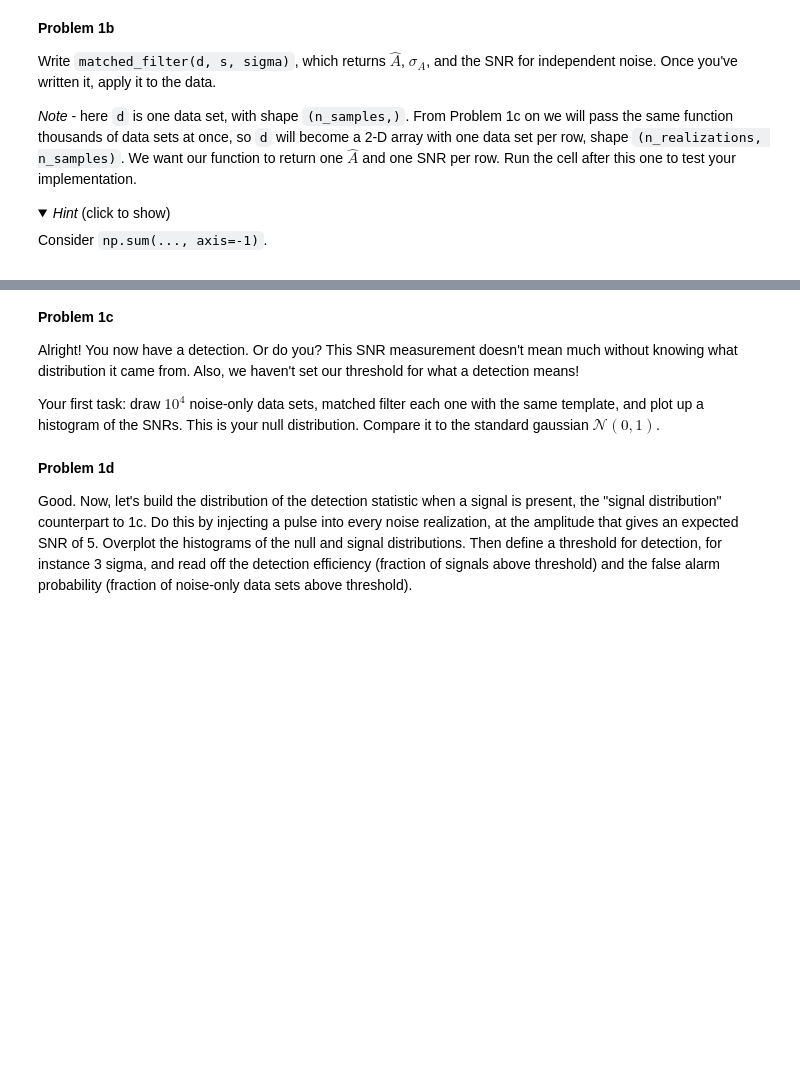
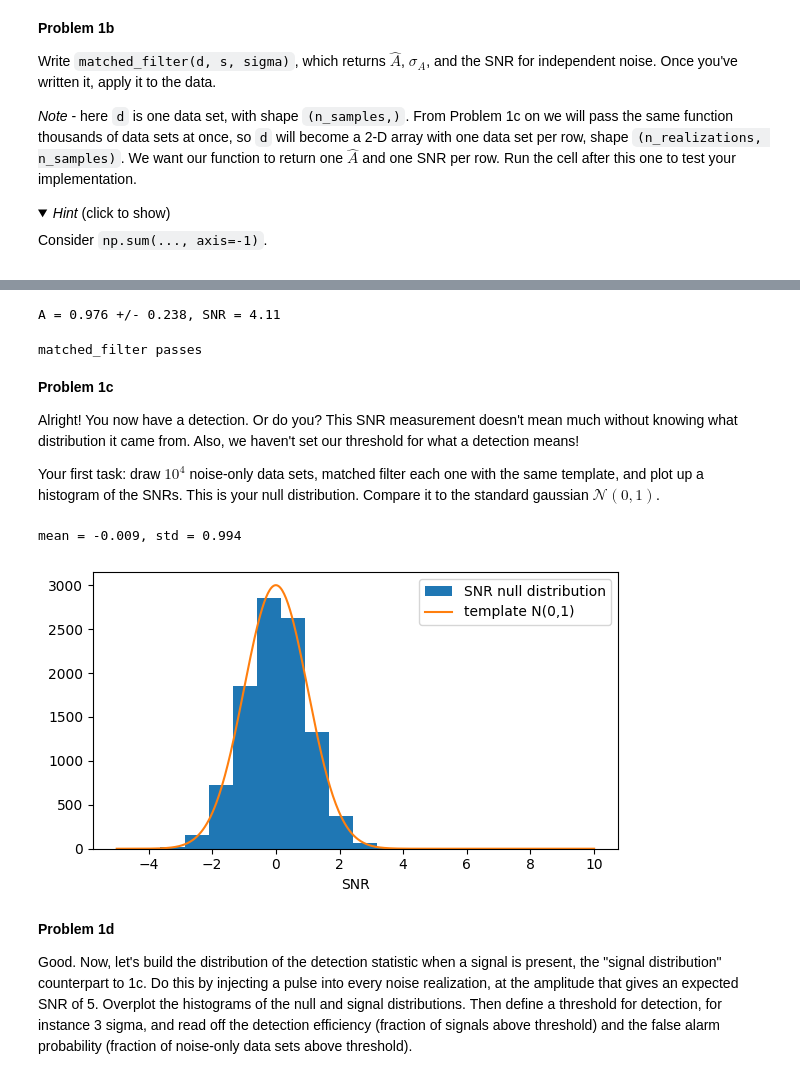
Before and after one commit to amasegian/Session-27, a Jupyter notebook: Day2/MatchedFiltering.ipynb, the cells around one changed output, grey strips where cells are left out. Cells and saved outputs as stored; diff of their text form; code cells hidden in the pictures; folded sections open; blank space fills up the shorter version.

```diff
--- a/Day2/MatchedFiltering.ipynb
+++ b/Day2/MatchedFiltering.ipynb
@@ -55,13 +55,16 @@ import numpy as np
 import matplotlib.pyplot as plt
 from scipy import stats
 from astropy.timeseries import BoxLeastSquares, LombScargle
+from tqdm.notebook import tqdm
 
 import mf_helpers as mf
 
 # interactive plots require ipympl:
 # pip install ipympl if you don't have it
-%matplotlib ipympl
-plt.rcParams["figure.max_open_warning"] = 0
+#%matplotlib ipympl
+#plt.rcParams["figure.max_open_warning"] = 0
+
+%matplotlib inline
 # %% [markdown]
 `mf_helpers.py` contains simulators and loaders for fake and real data,
    respectively.  They use fixed seeds, so everyone's numbers should
@@ -121,14 +147,17 @@ def matched_filter(d, s, sigma):
     Returns:
         Tuple (a_hat, sigma_a, snr).
     '''
-    w = # complete
-    a_hat = # complete
-    sigma_a = # complete
-    return # complete
+    w = sigma**2
+    a_hat = np.sum(s*d/w, axis=-1)/np.sum(s**2/w, axis=-1)
+    sigma_a = 1/np.sqrt(np.sum(s**2/w, axis=-1))
+    snr = a_hat/sigma_a
+    return a_hat, sigma_a, snr
 
 
-a_hat, sigma_a, snr = # complete
+a_hat, sigma_a, snr = matched_filter(d, s, sigma)
 print(f"A = {a_hat:.3f} +/- {sigma_a:.3f}, SNR = {snr:.2f}")
+# %% [output]
+A = 0.976 +/- 0.238, SNR = 4.11
 # %%
 # execute this cell to test your matched_filter
 
@@ -145,6 +174,8 @@ assert np.shape(snr_stack) == (3,), (
     "sum over axis=-1")
 assert np.allclose(snr_stack, [snr, 2 * snr, 0])
 print("matched_filter passes")
+# %% [output]
+matched_filter passes
 # %% [markdown]
 **Problem 1c**
 
@@ -155,20 +186,26 @@ came from.  Also, we haven't set our threshold for what a detection means!
 Your first task: draw $10^4$ noise-only data sets, matched filter each one with
 the same template, and plot up a histogram of the SNRs.   This is your null
 distribution.  Compare it to the standard gaussian $\mathcal{N}(0, 1)$.
+# %%
+def gauss(x, mu, sig, A):
+    return A * np.exp((-1*(x-mu)**2)/(2*sig**2))
 # %%
 rng = np.random.default_rng(1)
-noise = # complete; noise should have shape (10000,1000)
-snr_null = # complete
+noise = rng.normal(0, sigma, (10000, 1000))
+snr_null = matched_filter(noise, s, sigma)[2]
 
 x = np.linspace(-5, 10, 500)
 bins = np.linspace(-5, 10, 76)
 fig, ax = plt.subplots(figsize=(6, 3.5))
-ax.hist(  # complete
-ax.plot(  # complete
+ax.hist(snr_null, label='SNR null distribution')
+ax.plot(x, gauss(x, 0, 1, 3000), label='template N(0,1)')
 ax.set_xlabel("SNR")
 ax.legend()
 fig.tight_layout()
 print(f"mean = {snr_null.mean():.3f}, std = {snr_null.std():.3f}")
+# %% [output]
+mean = -0.009, std = 0.994
+[figure, added]
 # %% [markdown]
 **Problem 1d**
 
```
Also changed, not shown: parts of 13 cells of this notebook, 2 other files.
